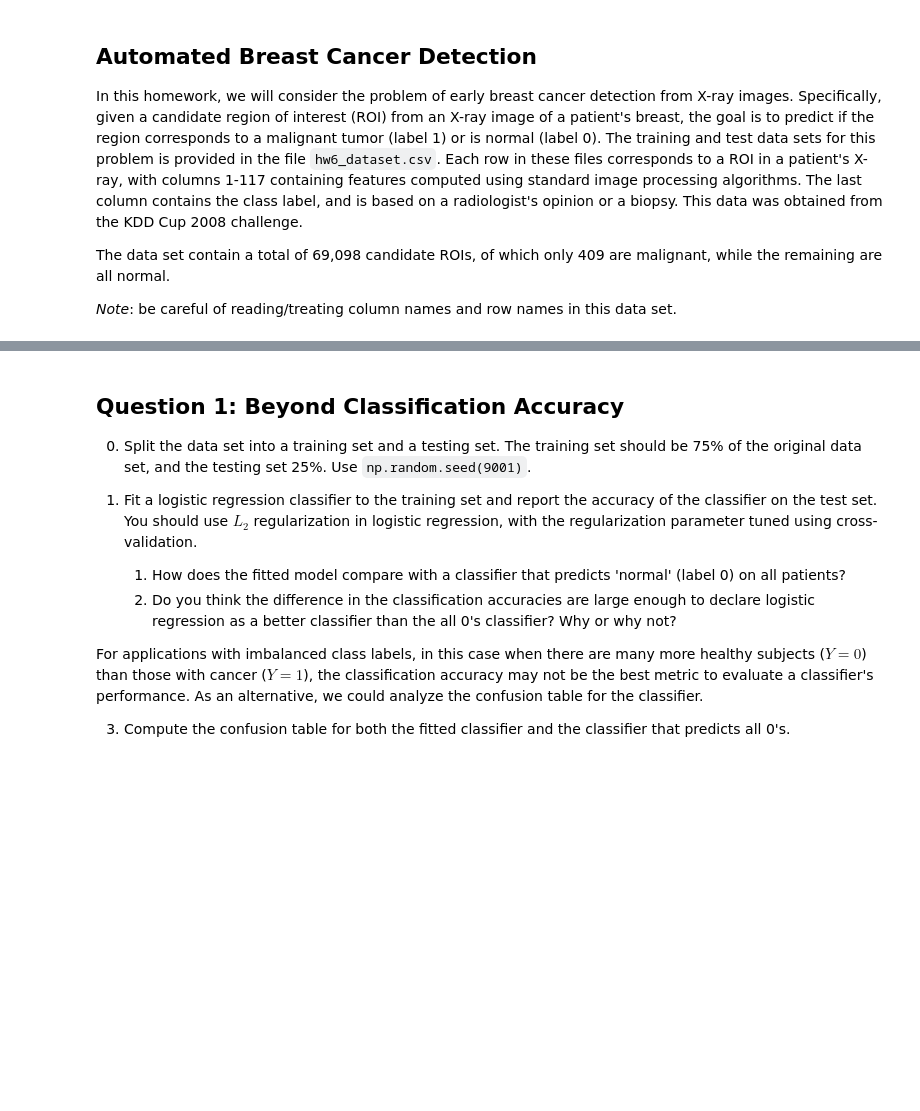
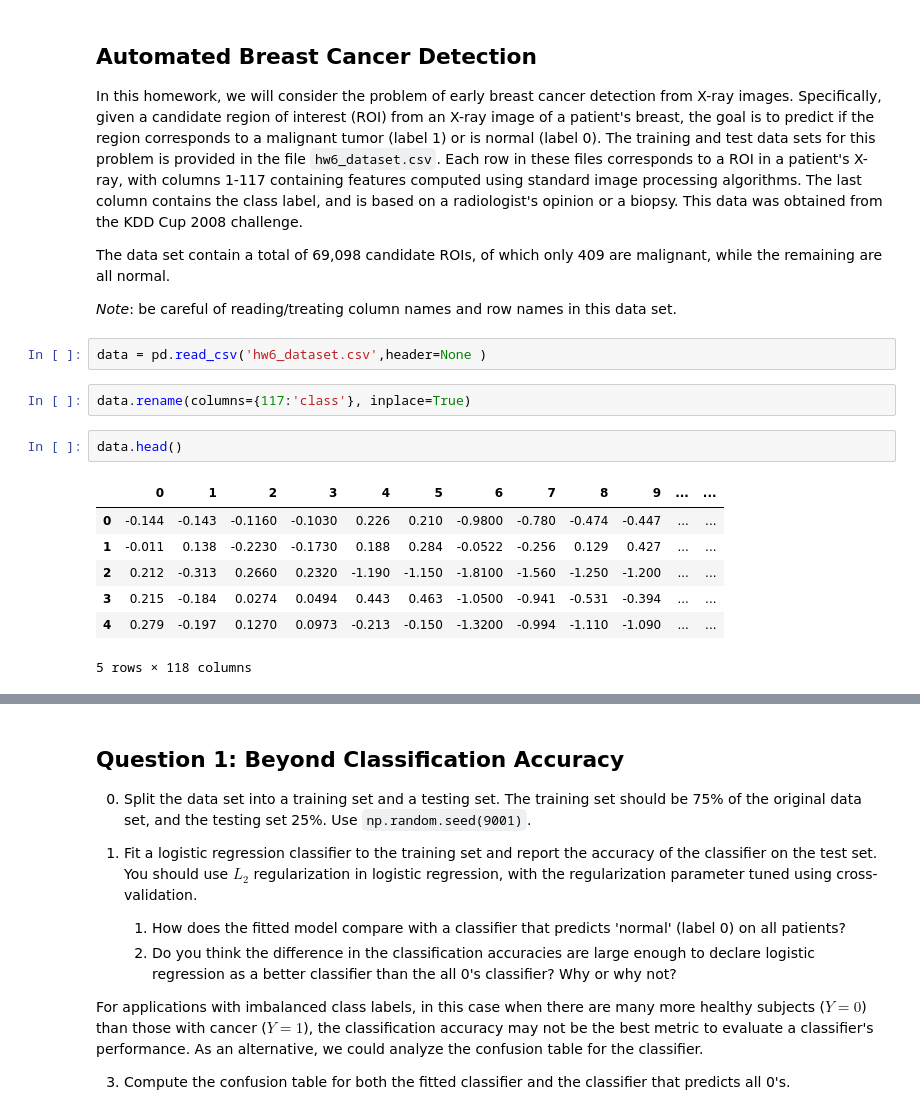
Before and after one commit to nondracek/CS109_GroupWork, a Jupyter notebook: 6/cs109_hw6.ipynb, the cells around one changed output, grey strips where cells are left out. Cells and saved outputs as stored; diff of their text form; blank space fills up the shorter version.

```diff
--- a/6/cs109_hw6.ipynb
+++ b/6/cs109_hw6.ipynb
@@ -49,3 +53,17 @@ In this homework, we will consider the problem of early breast cancer detection
 The data set contain a total of 69,098 candidate ROIs, of which only 409 are malignant, while the remaining are all normal.
 
 *Note*: be careful of reading/treating column names and row names in this data set.
+# %%
+data = pd.read_csv('hw6_dataset.csv',header=None )
+# %%
+data.rename(columns={117:'class'}, inplace=True)
+# %%
+data.head()
+# %% [output]
+|  | 0 | 1 | 2 | 3 | 4 | 5 | 6 | 7 | 8 | 9 | ... | ... |
+| 0 | -0.144 | -0.143 | -0.1160 | -0.1030 | 0.226 | 0.210 | -0.9800 | -0.780 | -0.474 | -0.447 | ... | ... |
+| 1 | -0.011 | 0.138 | -0.2230 | -0.1730 | 0.188 | 0.284 | -0.0522 | -0.256 | 0.129 | 0.427 | ... | ... |
+| 2 | 0.212 | -0.313 | 0.2660 | 0.2320 | -1.190 | -1.150 | -1.8100 | -1.560 | -1.250 | -1.200 | ... | ... |
+| 3 | 0.215 | -0.184 | 0.0274 | 0.0494 | 0.443 | 0.463 | -1.0500 | -0.941 | -0.531 | -0.394 | ... | ... |
+| 4 | 0.279 | -0.197 | 0.1270 | 0.0973 | -0.213 | -0.150 | -1.3200 | -0.994 | -1.110 | -1.090 | ... | ... |
+5 rows × 118 columns
```
Also changed, not shown: parts of 34 cells of this notebook.
